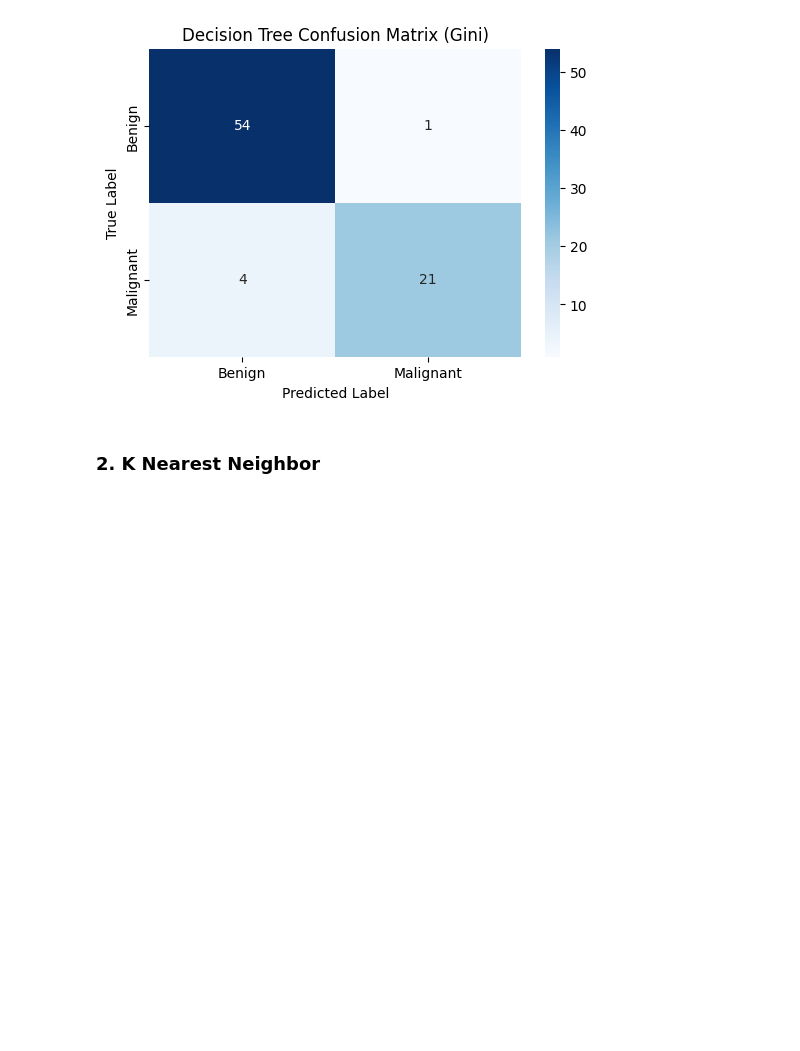
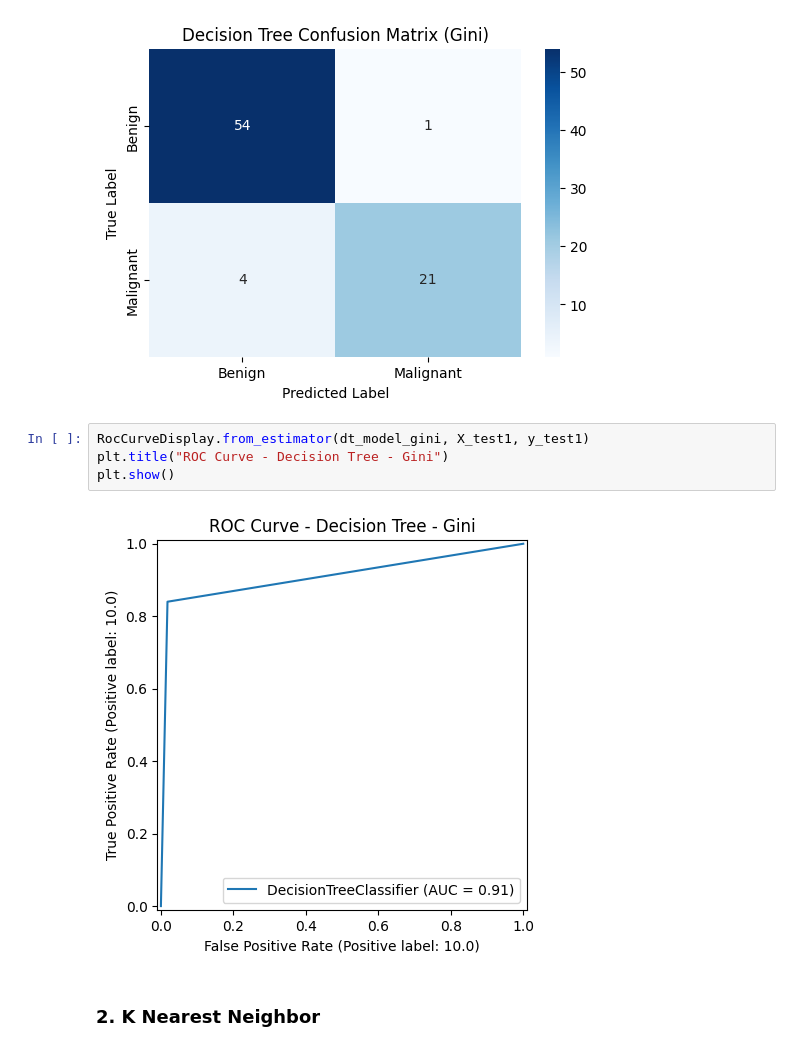
Before and after one commit to youssef-mohamed1809/Type-of-Breast-Cancer-Prediction, a Jupyter notebook: main.ipynb, the cells around one changed output. Saved outputs shown, nothing was run; the diff lists cells and outputs as text; blank space fills up the shorter version.

```diff
--- a/main.ipynb
+++ b/main.ipynb
@@ -494,6 +501,12 @@ plt.show()
 plot_confusion_matrix(y_test1, y_pred1_gini, "Decision Tree Confusion Matrix (Gini)")
 # %% [output]
 [figure]
+# %%
+RocCurveDisplay.from_estimator(dt_model_gini, X_test1, y_test1)
+plt.title("ROC Curve - Decision Tree - Gini")
+plt.show()
+# %% [output]
+[figure, added]
 # %% [markdown]
 ### 2. K Nearest Neighbor
 # %%
```
Also changed, not shown: parts of 8 cells of this notebook.
